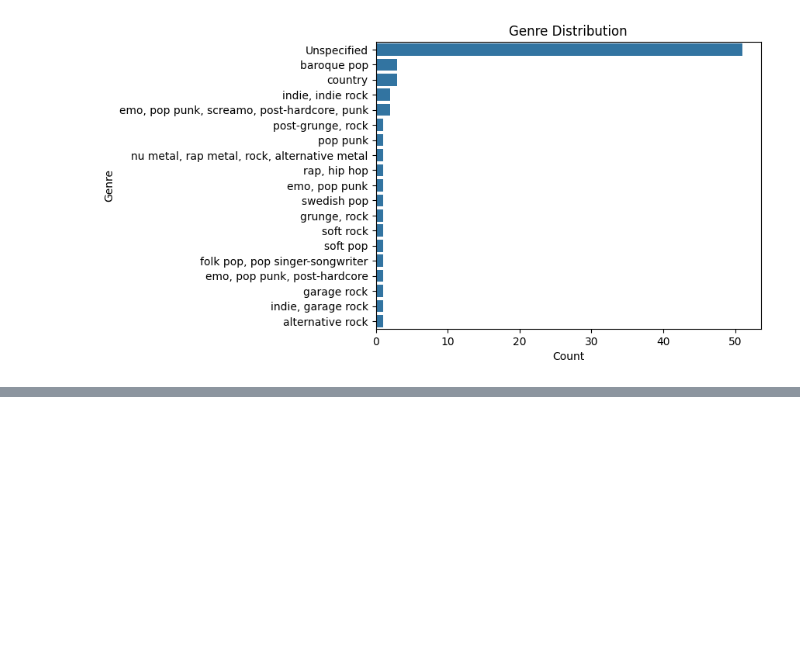
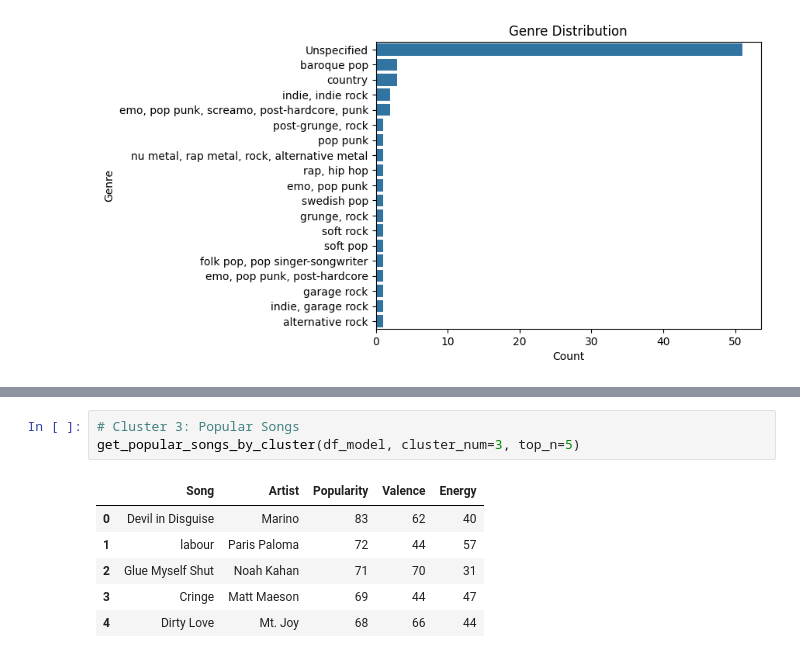
Before and after one commit to kaseymallette/playlist-analysis, a Jupyter notebook: analysis.ipynb, the cells around one changed output, grey strips where cells are left out. Drawn from its saved outputs; the diff is of its cells as text; blank space fills up the shorter version.

```diff
--- a/analysis.ipynb
+++ b/analysis.ipynb
@@ -234,0 +276,10 @@ plt.show()
+# %%
+# Cluster 3: Popular Songs
+get_popular_songs_by_cluster(df_model, cluster_num=3, top_n=5)
+# %% [output]
+|  | Song | Artist | Popularity | Valence | Energy |
+| 0 | Devil in Disguise | Marino | 83 | 62 | 40 |
+| 1 | labour | Paris Paloma | 72 | 44 | 57 |
+| 2 | Glue Myself Shut | Noah Kahan | 71 | 70 | 31 |
+| 3 | Cringe | Matt Maeson | 69 | 44 | 47 |
+| 4 | Dirty Love | Mt. Joy | 68 | 66 | 44 |
```
Also changed, not shown: parts of 16 cells of this notebook, 6 other files.
